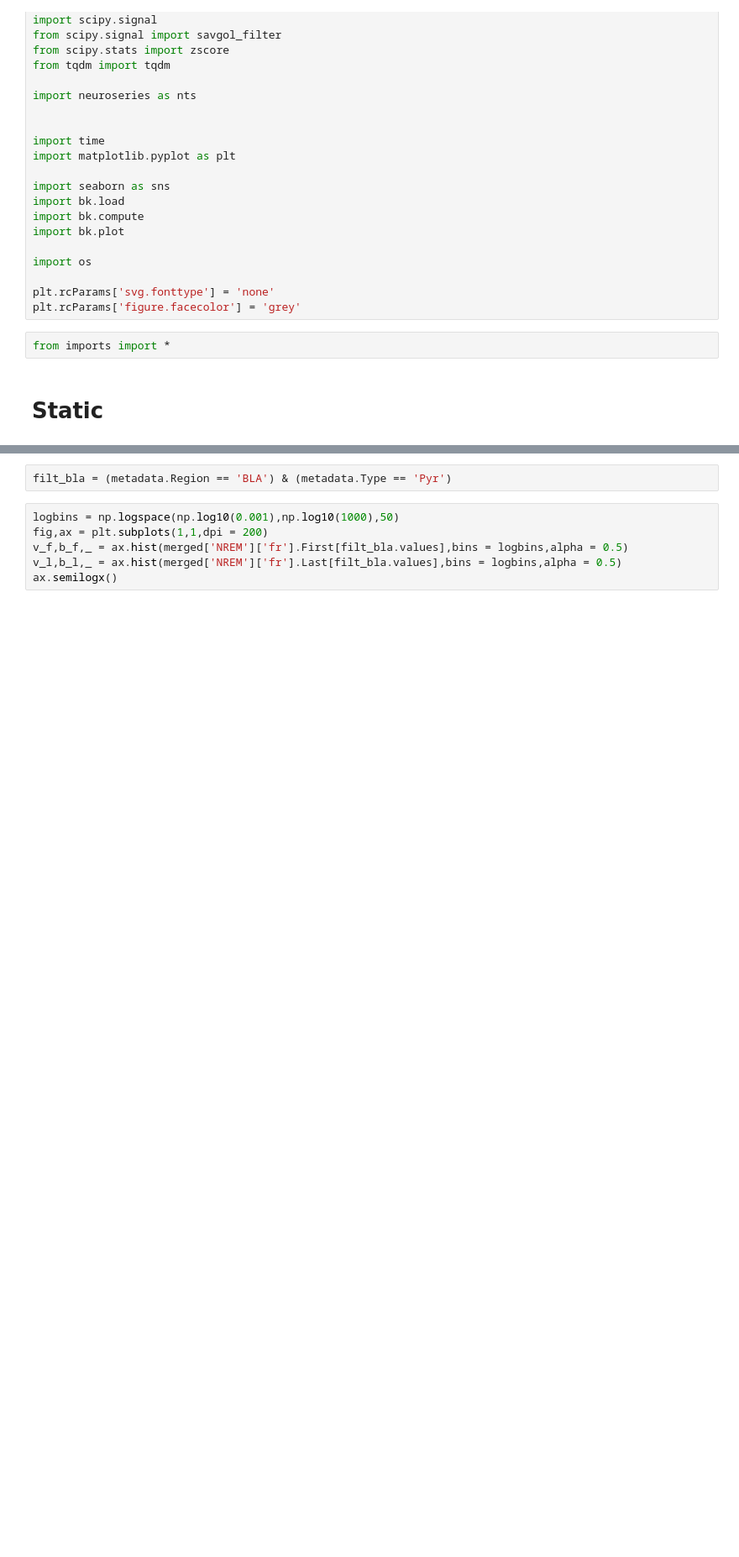
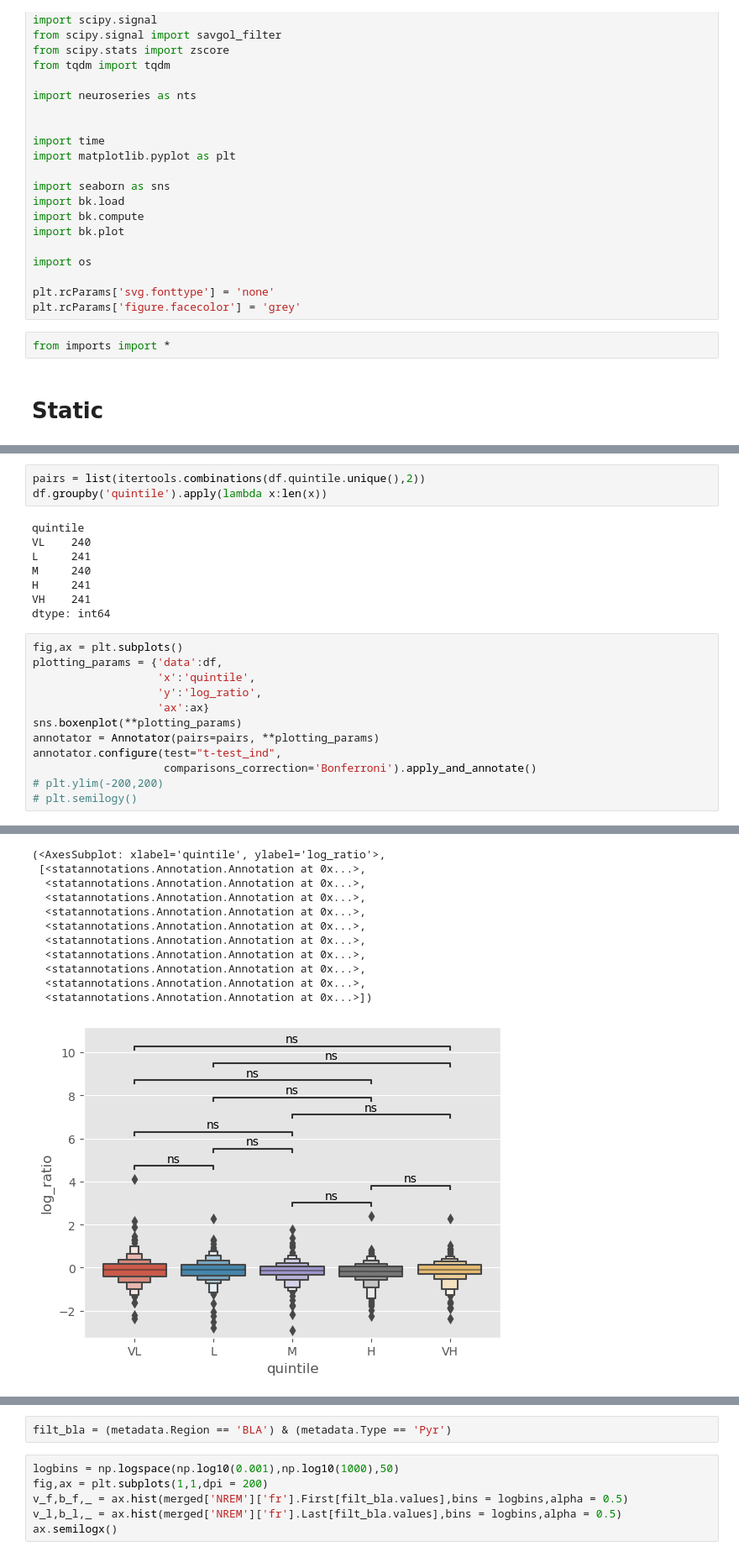
Before and after one commit to KBillel/Amy-Hpc-sleep-dynamcics-python, a Jupyter notebook: firing_accross_sleep.ipynb, the cells around one changed output, grey strips where cells are left out. Shown at 84% size. Saved outputs shown, nothing was run; the diff lists cells and outputs as text; blank space fills up the shorter version.

```diff
--- a/firing_accross_sleep.ipynb
+++ b/firing_accross_sleep.ipynb
@@ -246,0 +267,24 @@ LinregressResult(slope=-0.3089444966341395, intercept=0.9360967334610399, rvalue
+# %%
+pairs = list(itertools.combinations(df.quintile.unique(),2))
+df.groupby('quintile').apply(lambda x:len(x))
+# %% [output]
+quintile
+VL    240
+L     241
+M     240
+H     241
+VH    241
+dtype: int64
+# %%
+fig,ax = plt.subplots()
+plotting_params = {'data':df,
+                   'x':'quintile',
+                   'y':'log_ratio',
+                   'ax':ax}
+sns.boxenplot(**plotting_params)
+annotator = Annotator(pairs=pairs, **plotting_params)
+annotator.configure(test="t-test_ind",
+                    comparisons_correction='Bonferroni').apply_and_annotate()
+# plt.ylim(-200,200)
+# plt.semilogy()
+# %% [output]
@@ -246,0 +308,12 @@ LinregressResult(slope=-0.3089444966341395, intercept=0.9360967334610399, rvalue
+(<AxesSubplot: xlabel='quintile', ylabel='log_ratio'>,
+ [<statannotations.Annotation.Annotation at 0x...>,
+  <statannotations.Annotation.Annotation at 0x...>,
+  <statannotations.Annotation.Annotation at 0x...>,
+  <statannotations.Annotation.Annotation at 0x...>,
+  <statannotations.Annotation.Annotation at 0x...>,
+  <statannotations.Annotation.Annotation at 0x...>,
+  <statannotations.Annotation.Annotation at 0x...>,
+  <statannotations.Annotation.Annotation at 0x...>,
+  <statannotations.Annotation.Annotation at 0x...>,
+  <statannotations.Annotation.Annotation at 0x...>])
+[figure, added]
```
Also changed, not shown: parts of 13 cells of this notebook, 26 other files.
